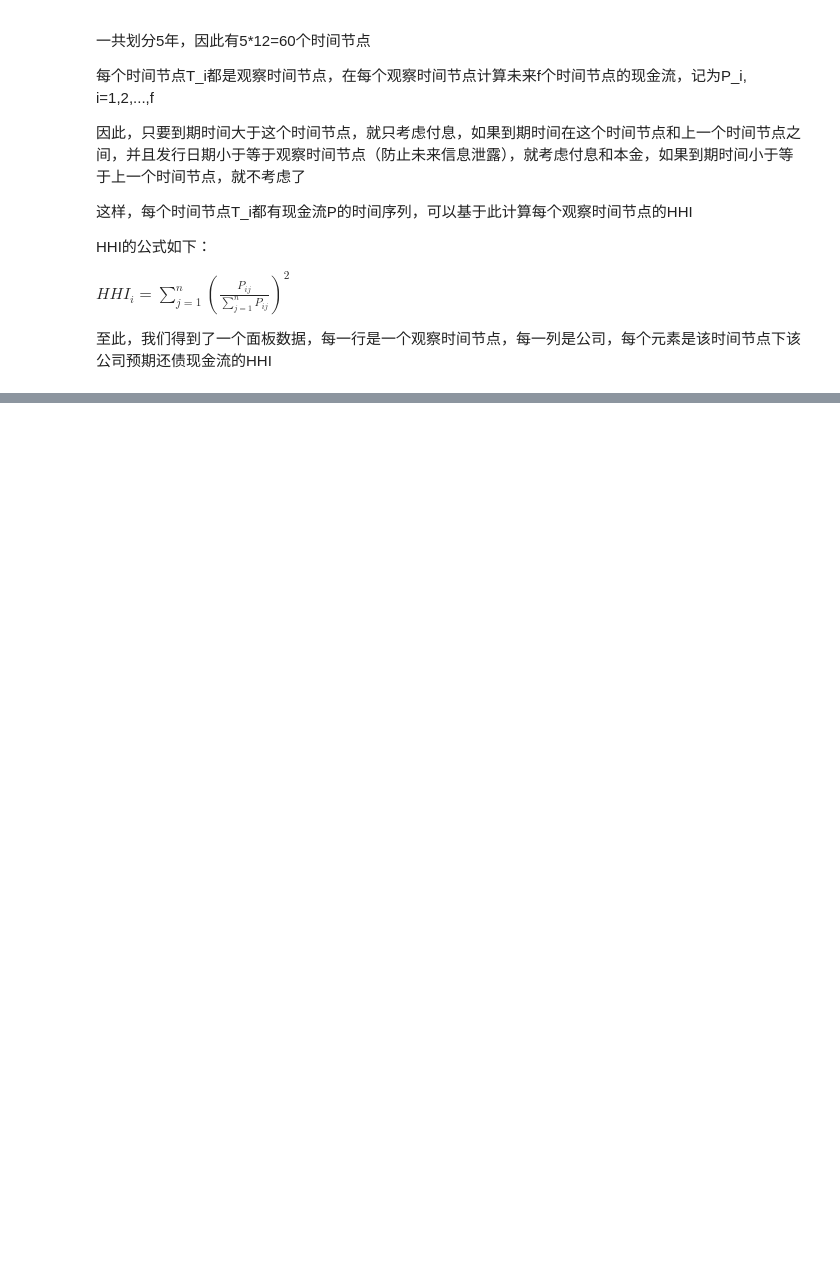
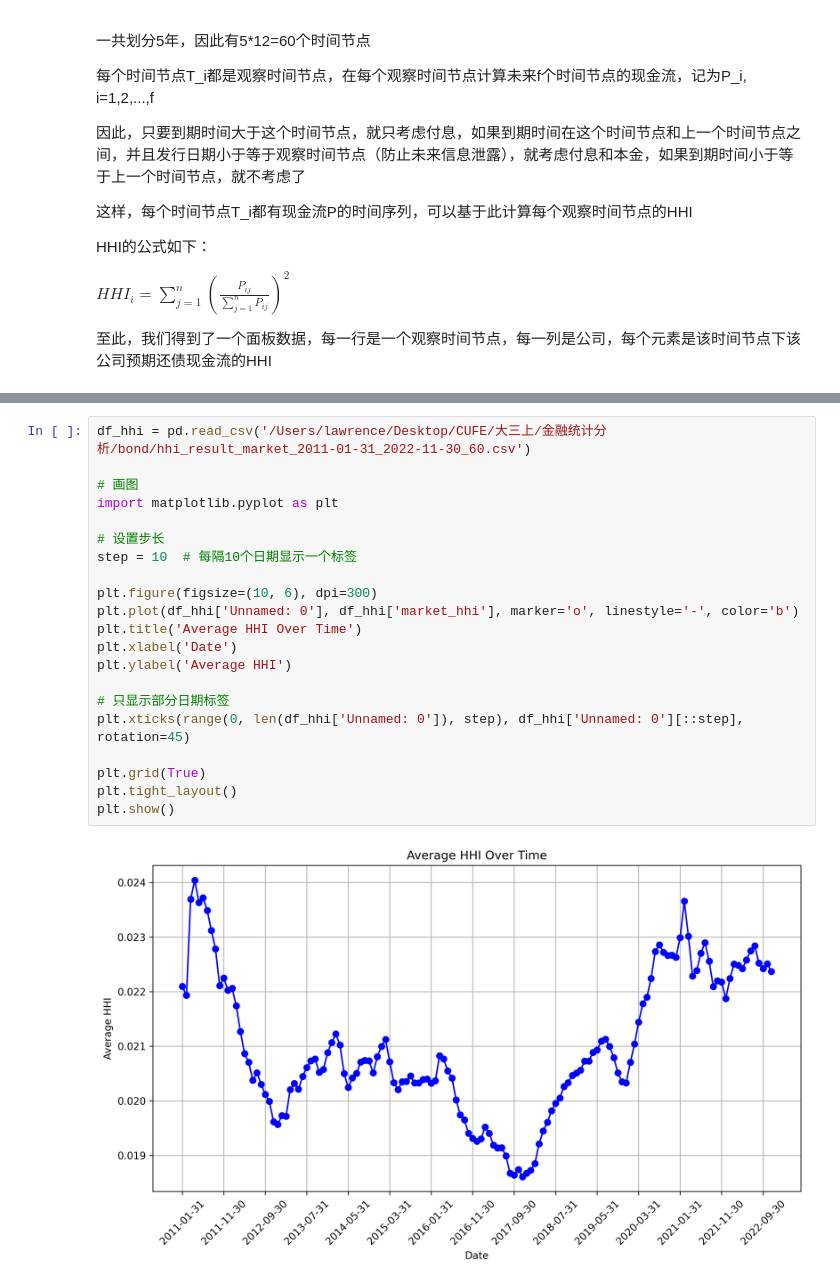
Before and after one commit to Lawrenceeeeeeee/bond, a Jupyter notebook: 利率期限结构.ipynb, the cells around one changed output, grey strips where cells are left out. Saved outputs shown, nothing was run; the diff lists cells and outputs as text; blank space fills up the shorter version.

```diff
--- a/利率期限结构.ipynb
+++ b/利率期限结构.ipynb
@@ -209,0 +281,23 @@ f'hhi_result_{start.date()}_{end.date()}_{f}.csv'
+# %%
+df_hhi = pd.read_csv('/Users/lawrence/Desktop/CUFE/大三上/金融统计分析/bond/hhi_result_market_2011-01-31_2022-11-30_60.csv')
+
+# 画图
+import matplotlib.pyplot as plt
+
+# 设置步长
+step = 10  # 每隔10个日期显示一个标签
+
+plt.figure(figsize=(10, 6), dpi=300)
+plt.plot(df_hhi['Unnamed: 0'], df_hhi['market_hhi'], marker='o', linestyle='-', color='b')
+plt.title('Average HHI Over Time')
+plt.xlabel('Date')
+plt.ylabel('Average HHI')
+
+# 只显示部分日期标签
+plt.xticks(range(0, len(df_hhi['Unnamed: 0']), step), df_hhi['Unnamed: 0'][::step], rotation=45)
+
+plt.grid(True)
+plt.tight_layout()
+plt.show()
+# %% [output]
+[figure, added]
```
Also changed, not shown: parts of 8 cells of this notebook, 5 other files.
